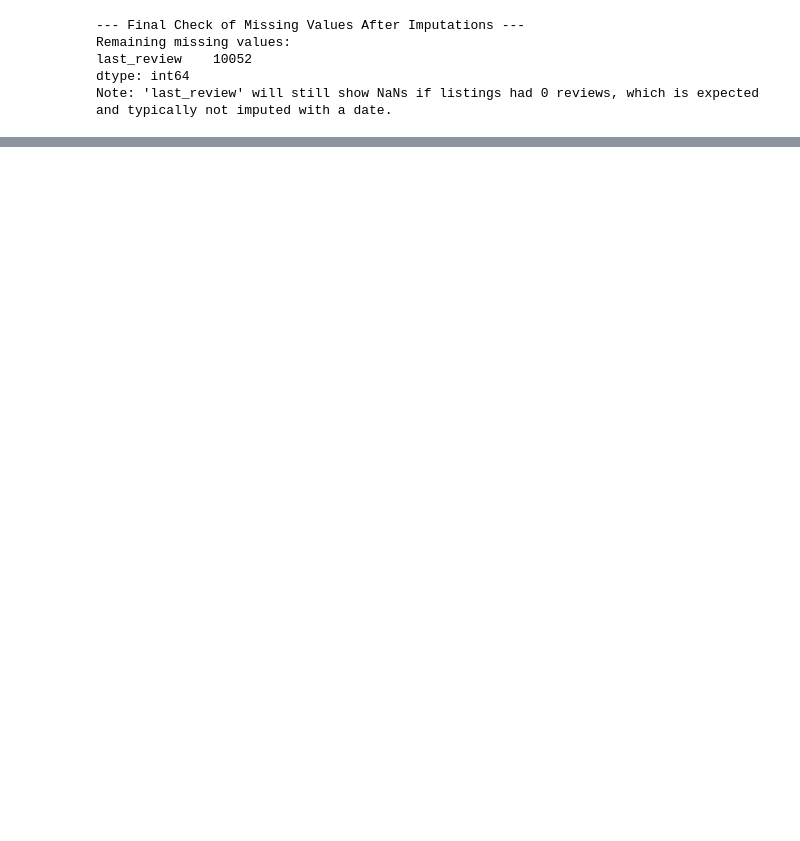
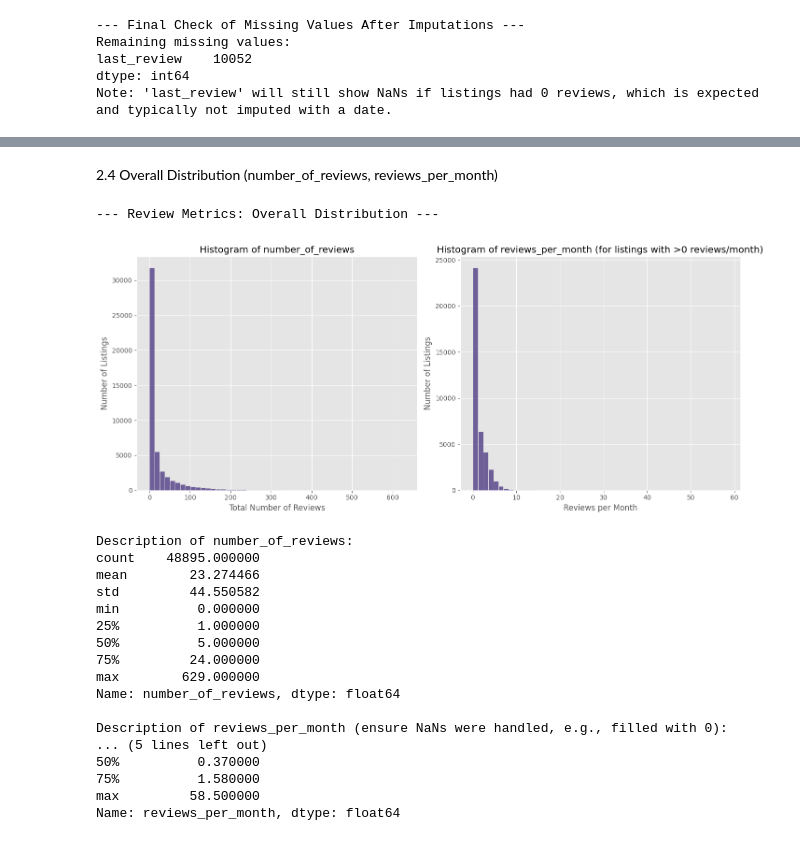
Before and after one commit to tm3-machine-learning/airbnb, a Jupyter notebook: mchandler_analysis/airbnb_analysis.ipynb, the cells around one changed output, grey strips where cells are left out. Saved outputs shown, nothing was run; the diff lists cells and outputs as text; code cells hidden in the pictures; blank space fills up the shorter version.

```diff
--- a/mchandler_analysis/airbnb_analysis.ipynb
+++ b/mchandler_analysis/airbnb_analysis.ipynb
@@ -235,0 +351,50 @@ Note: 'last_review' will still show NaNs if listings had 0 reviews, which is exp
+# %% [markdown]
+2.4 Overall Distribution (number_of_reviews, reviews_per_month)
+# %%
+print("\n--- Review Metrics: Overall Distribution ---")
+
+plt.figure(figsize=(14, 6))
+
+plt.subplot(1, 2, 1)
+sns.histplot(df['number_of_reviews'], bins=50, kde=False)
+plt.title('Histogram of number_of_reviews')
+plt.xlabel('Total Number of Reviews')
+plt.ylabel('Number of Listings')
+# May need to set xlim due to skewness for better visualization
+# plt.xlim(0, df['number_of_reviews'].quantile(0.95)) # Example: view up to 95th percentile
+
+plt.subplot(1, 2, 2)
+sns.histplot(df[df['reviews_per_month'] > 0]['reviews_per_month'], bins=50, kde=False) # Exclude 0 for a better view of active listings
+plt.title('Histogram of reviews_per_month (for listings with >0 reviews/month)')
+plt.xlabel('Reviews per Month')
+plt.ylabel('Number of Listings')
+# May need to set xlim due to skewness
+# plt.xlim(0, df['reviews_per_month'].quantile(0.95)) # Example
+
+plt.tight_layout()
+plt.show()
+
+print("\nDescription of number_of_reviews:")
+print(df['number_of_reviews'].describe())
+print("\nDescription of reviews_per_month (ensure NaNs were handled, e.g., filled with 0):")
+print(df['reviews_per_month'].describe())
+# %% [output]
+--- Review Metrics: Overall Distribution ---
+[figure, added]
+Description of number_of_reviews:
+count    48895.000000
+mean        23.274466
+std         44.550582
+min          0.000000
+25%          1.000000
+50%          5.000000
+75%         24.000000
+max        629.000000
+Name: number_of_reviews, dtype: float64
+
+Description of reviews_per_month (ensure NaNs were handled, e.g., filled with 0):
+... (5 lines left out)
+50%          0.370000
+75%          1.580000
+max         58.500000
+Name: reviews_per_month, dtype: float64
```
Also changed, not shown: parts of 23 cells of this notebook.
